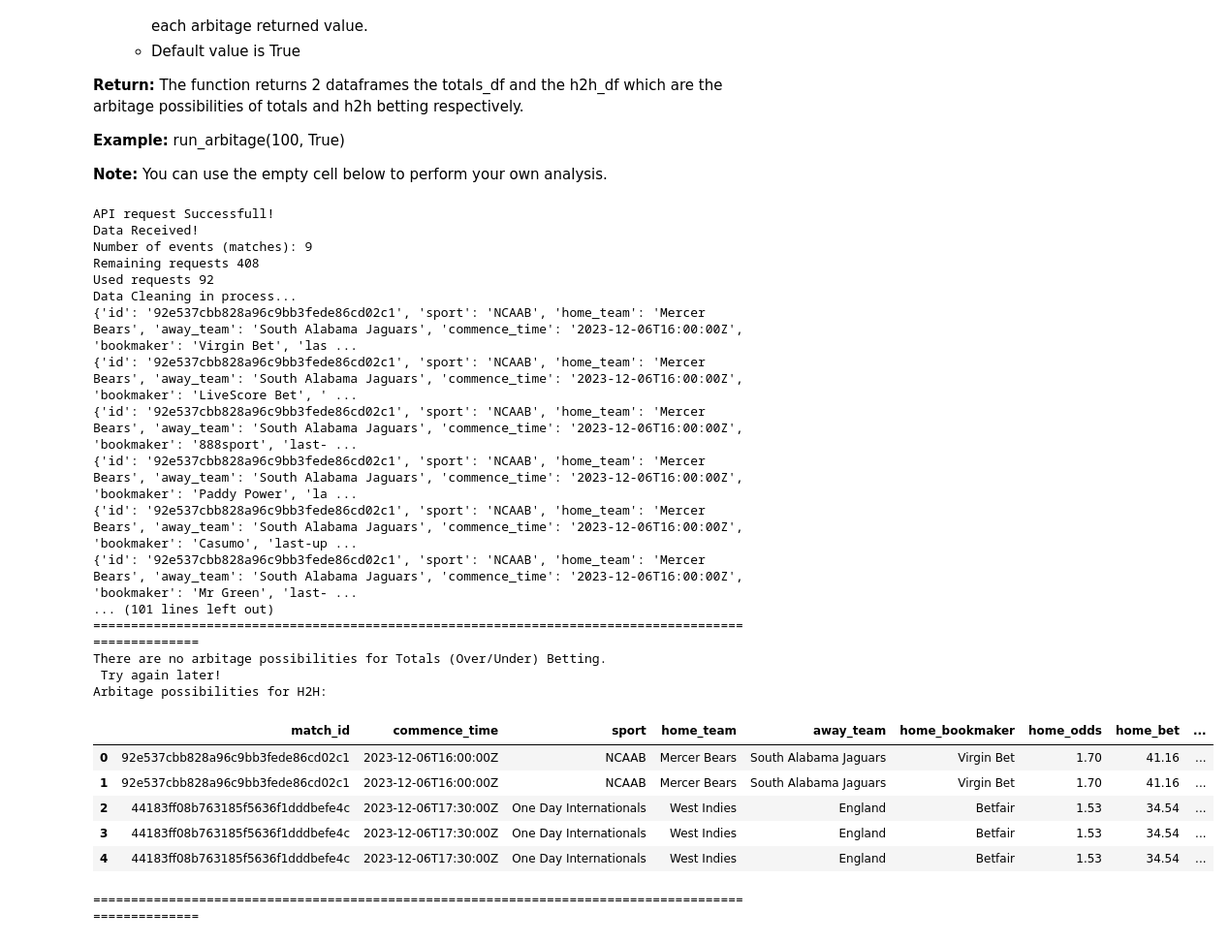
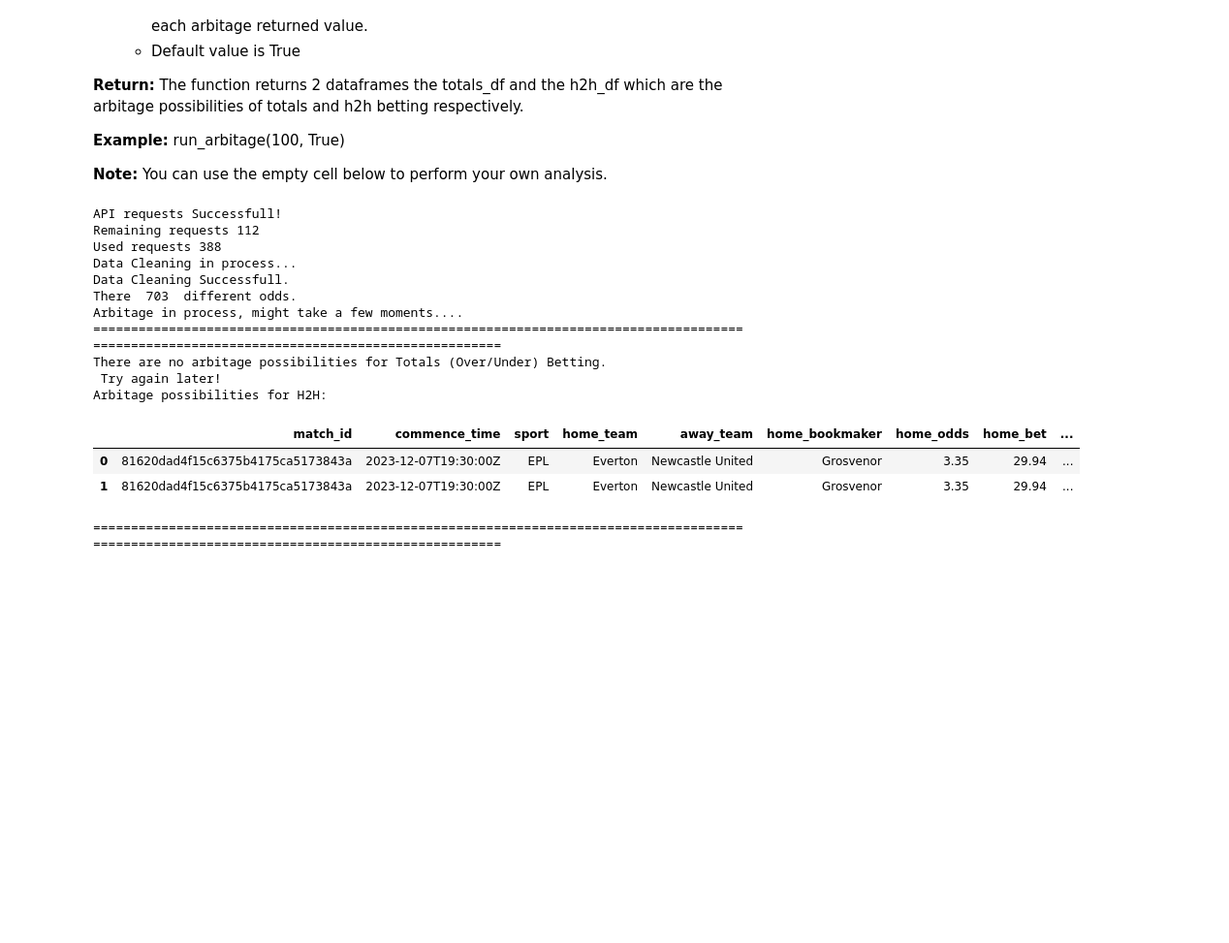
Before and after one commit to StamTheo28/arbitage-betting, a Jupyter notebook: arbitage_betting.ipynb, the cells around one changed output. Shown at 97% size. Drawn from its saved outputs; the diff is of its cells as text; code cells hidden in the pictures; blank space fills up the shorter version.

Commit message:
Update algortihm to take all soccer/basketball

```diff
--- a/arbitage_betting.ipynb
+++ b/arbitage_betting.ipynb
@@ -96,4 +96,30 @@ import pytz
 load_dotenv()
 # %% [output]
 True
+# %%
+# # # # # # # # # # # # # # # # # # # # # # # # # # # # # # # # # # # #
+#
+# First get a list of in-season sports
+#   The sport 'key' from the response can be used to get odds in the next request
+#
+# # # # # # # # # # # # # # # # # # # # # # # # # # # # # # # # # # # #
+def get_active_sports(api_key):
+    sports_response = requests.get(
+        'https://api.the-odds-api.com/v4/sports',
+        params={
+            'api_key': api_key,
+            'all':'false'
+        }
+    )
+
+
+    if sports_response.status_code != 200:
+        print(f'Failed to get sports: status_code {sports_response.status_code}, response body {sports_response.text}')
+        return []
+    else:
+        sports_df = pd.DataFrame(sports_response.json())
+
+        # Get all rows with soccer and basketball in their key and exlude all winner sports
+        active_sports_df = sports_df[sports_df['key'].str.contains('soccer|basketball|uefa|france|greece|germant|italy|efl|england', case=False, regex=True) & ~sports_df['key'].str.contains('winner', case=False, regex=True)]
+        return list(active_sports_df['key'])
 # %%
@@ -167,6 +204,7 @@ The data_manipulation function is responsible for:
 - And performs adds null values to not applicable bettings.
 # %%
 def data_manipulation(odds_df):
+
     print("Data Cleaning in process...")
     odds_list = []
 
@@ -185,13 +223,12 @@ def data_manipulation(odds_df):
             book['commence_time'] = game['commence_time']
             book['bookmaker'] = bookmaker['title']
 
+            # calculate the interval of the bookmakers last update in the form of '0H 0M 0S'
+            interval_time_diff = datetime.strptime(uk_current_time, '%Y-%m-%dT%H:%M:%SZ')-datetime.strptime(bookmaker['last_update'], '%Y-%m-%dT%H:%M:%SZ')
 
-            time_diff = datetime.strptime(uk_current_time, '%Y-%m-%dT%H:%M:%SZ')-datetime.strptime(bookmaker['last_update'], '%Y-%m-%dT%H:%M:%SZ')
-            # Extract components
-            hours, remainder = divmod(time_diff.seconds, 3600)
+            hours, remainder = divmod(interval_time_diff.seconds, 3600)
             minutes, seconds = divmod(remainder, 60)
 
-            # Format the result with letters
             result_str = f"{hours}H {minutes}M {seconds}S"
             book['last-update-ago'] = result_str
 
@@ -235,7 +272,7 @@ def data_manipulation(odds_df):
                     book['h2h_away_odds'] = None
                     book['h2h_draw_odds'] = None
 
-            print(book)
+            #print(book)
             odds_list.append(book)
     print("Data Cleaning Successfull.")
     print("There ", len(odds_list)," different odds.")
@@ -580,33 +617,24 @@ The function returns 2 dataframes the totals_df and the h2h_df which are the arb
 # %%
 # Set the display option to show all rows
 pd.set_option('display.max_rows', None)
 
 # Run
-total_df, h2h_df = run_arbitage(initial_bet=100, top_10=True)
+total_df, h2h_df = run_arbitage(initial_bet=100, top_10=False)
 # %% [output]
-API request Successfull!
-Data Received!
-Number of events (matches): 9
-Remaining requests 408
-Used requests 92
+API requests Successfull!
+Remaining requests 112
+Used requests 388
 Data Cleaning in process...
-{'id': '92e537cbb828a96c9bb3fede86cd02c1', 'sport': 'NCAAB', 'home_team': 'Mercer Bears', 'away_team': 'South Alabama Jaguars', 'commence_time': '2023-12-06T16:00:00Z', 'bookmaker': 'Virgin Bet', 'las ...
-{'id': '92e537cbb828a96c9bb3fede86cd02c1', 'sport': 'NCAAB', 'home_team': 'Mercer Bears', 'away_team': 'South Alabama Jaguars', 'commence_time': '2023-12-06T16:00:00Z', 'bookmaker': 'LiveScore Bet', ' ...
-{'id': '92e537cbb828a96c9bb3fede86cd02c1', 'sport': 'NCAAB', 'home_team': 'Mercer Bears', 'away_team': 'South Alabama Jaguars', 'commence_time': '2023-12-06T16:00:00Z', 'bookmaker': '888sport', 'last- ...
-{'id': '92e537cbb828a96c9bb3fede86cd02c1', 'sport': 'NCAAB', 'home_team': 'Mercer Bears', 'away_team': 'South Alabama Jaguars', 'commence_time': '2023-12-06T16:00:00Z', 'bookmaker': 'Paddy Power', 'la ...
-{'id': '92e537cbb828a96c9bb3fede86cd02c1', 'sport': 'NCAAB', 'home_team': 'Mercer Bears', 'away_team': 'South Alabama Jaguars', 'commence_time': '2023-12-06T16:00:00Z', 'bookmaker': 'Casumo', 'last-up ...
-{'id': '92e537cbb828a96c9bb3fede86cd02c1', 'sport': 'NCAAB', 'home_team': 'Mercer Bears', 'away_team': 'South Alabama Jaguars', 'commence_time': '2023-12-06T16:00:00Z', 'bookmaker': 'Mr Green', 'last- ...
-... (101 lines left out)
-====================================================================================================
+Data Cleaning Successfull.
+There  703  different odds.
+Arbitage in process, might take a few moments....
+============================================================================================================================================
 There are no arbitage possibilities for Totals (Over/Under) Betting.
  Try again later!
 Arbitage possibilities for H2H:
 |  | match_id | commence_time | sport | home_team | away_team | home_bookmaker | home_odds | home_bet | ... |
-| 0 | 92e537cbb828a96c9bb3fede86cd02c1 | 2023-12-06T16:00:00Z | NCAAB | Mercer Bears | South Alabama Jaguars | Virgin Bet | 1.70 | 41.16 | ... |
-| 1 | 92e537cbb828a96c9bb3fede86cd02c1 | 2023-12-06T16:00:00Z | NCAAB | Mercer Bears | South Alabama Jaguars | Virgin Bet | 1.70 | 41.16 | ... |
-| 2 | 44183ff08b763185f5636f1dddbefe4c | 2023-12-06T17:30:00Z | One Day Internationals | West Indies | England | Betfair | 1.53 | 34.54 | ... |
-| 3 | 44183ff08b763185f5636f1dddbefe4c | 2023-12-06T17:30:00Z | One Day Internationals | West Indies | England | Betfair | 1.53 | 34.54 | ... |
-| 4 | 44183ff08b763185f5636f1dddbefe4c | 2023-12-06T17:30:00Z | One Day Internationals | West Indies | England | Betfair | 1.53 | 34.54 | ... |
+| 0 | 81620dad4f15c6375b4175ca5173843a | 2023-12-07T19:30:00Z | EPL | Everton | Newcastle United | Grosvenor | 3.35 | 29.94 | ... |
+| 1 | 81620dad4f15c6375b4175ca5173843a | 2023-12-07T19:30:00Z | EPL | Everton | Newcastle United | Grosvenor | 3.35 | 29.94 | ... |
-====================================================================================================
+============================================================================================================================================
 # %%
 # Use this area for further analysis or usage...
```
Also changed, not shown: parts of 3 cells of this notebook.
